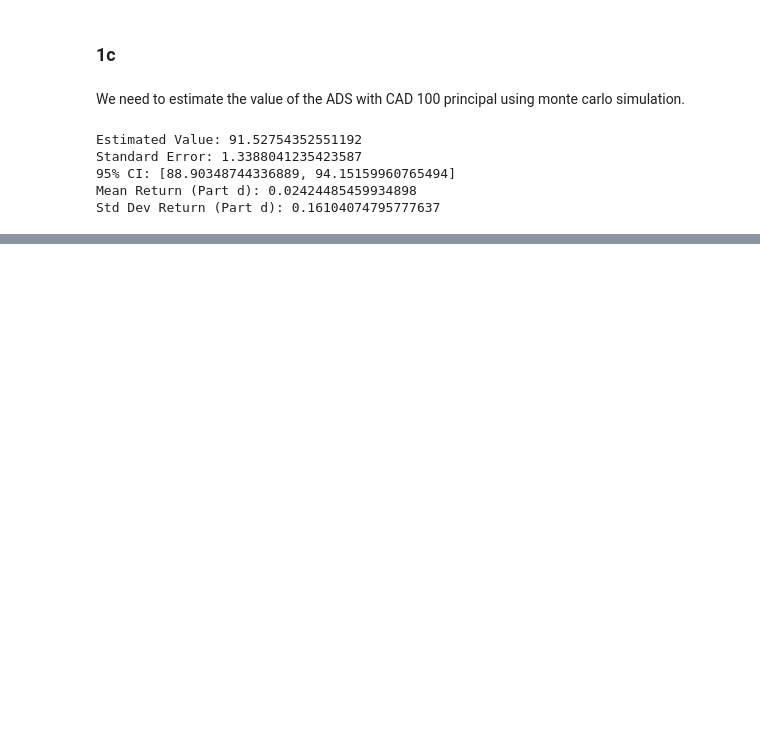
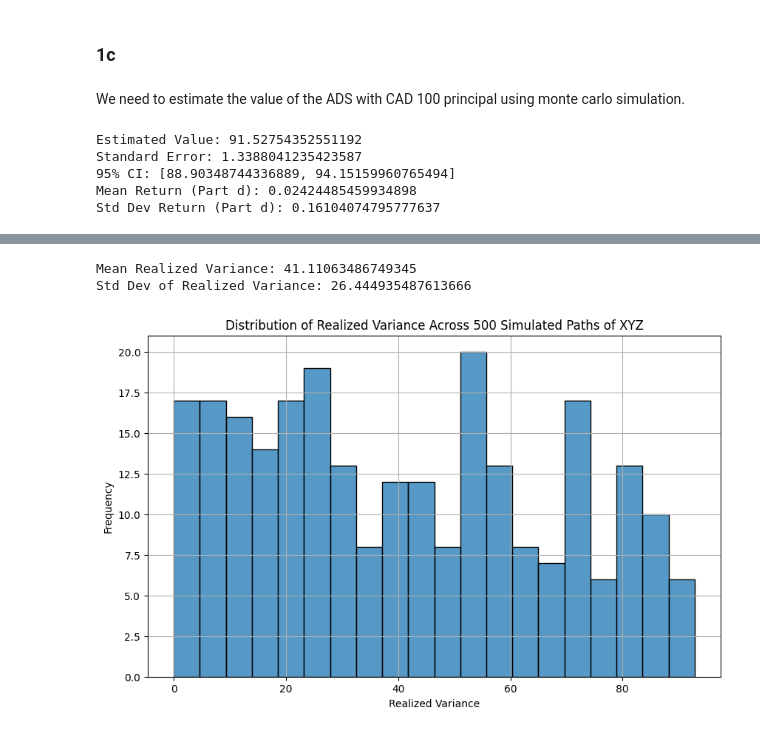
Before and after one commit to alan-w25/fnce-7170, a Jupyter notebook: hw3/alan_wu_pset3.ipynb, the cells around one changed output, grey strips where cells are left out. Drawn from its saved outputs; the diff is of its cells as text; code cells hidden in the pictures; blank space fills up the shorter version.

```diff
--- a/hw3/alan_wu_pset3.ipynb
+++ b/hw3/alan_wu_pset3.ipynb
@@ -227,0 +232,4 @@ Std Dev Return (Part d): 0.16104074795777637
+# %%
+heston_paths = pd.read_excel('./data/SimulatedPaths.xlsx')
+print(heston_paths.shape)
+heston_paths.head()
@@ -227,0 +257,25 @@ Std Dev Return (Part d): 0.16104074795777637
+# %%
+log_returns = np.log(heston_paths / heston_paths.shift(1))
+log_returns = log_returns.dropna()
+
+realized_variance = (log_returns ** 2).sum()
+# %%
+mean_rv = realized_variance.mean()
+std_rv = realized_variance.std()
+
+
+print(f"Mean Realized Variance: {mean_rv}")
+print(f"Std Dev of Realized Variance: {std_rv}")
+# %% [output]
+Mean Realized Variance: 41.11063486749345
+Std Dev of Realized Variance: 26.444935487613666
+# %%
+plt.figure(figsize=(10,6))
+sns.histplot(data = realized_variance, bins = 20)
+plt.title('Distribution of Realized Variance Across 500 Simulated Paths of XYZ')
+plt.xlabel('Realized Variance')
+plt.ylabel('Frequency')
+plt.grid()
+plt.show()
+# %% [output]
+[figure, added]
```
Also changed, not shown: parts of 4 cells of this notebook, 2 other files.
